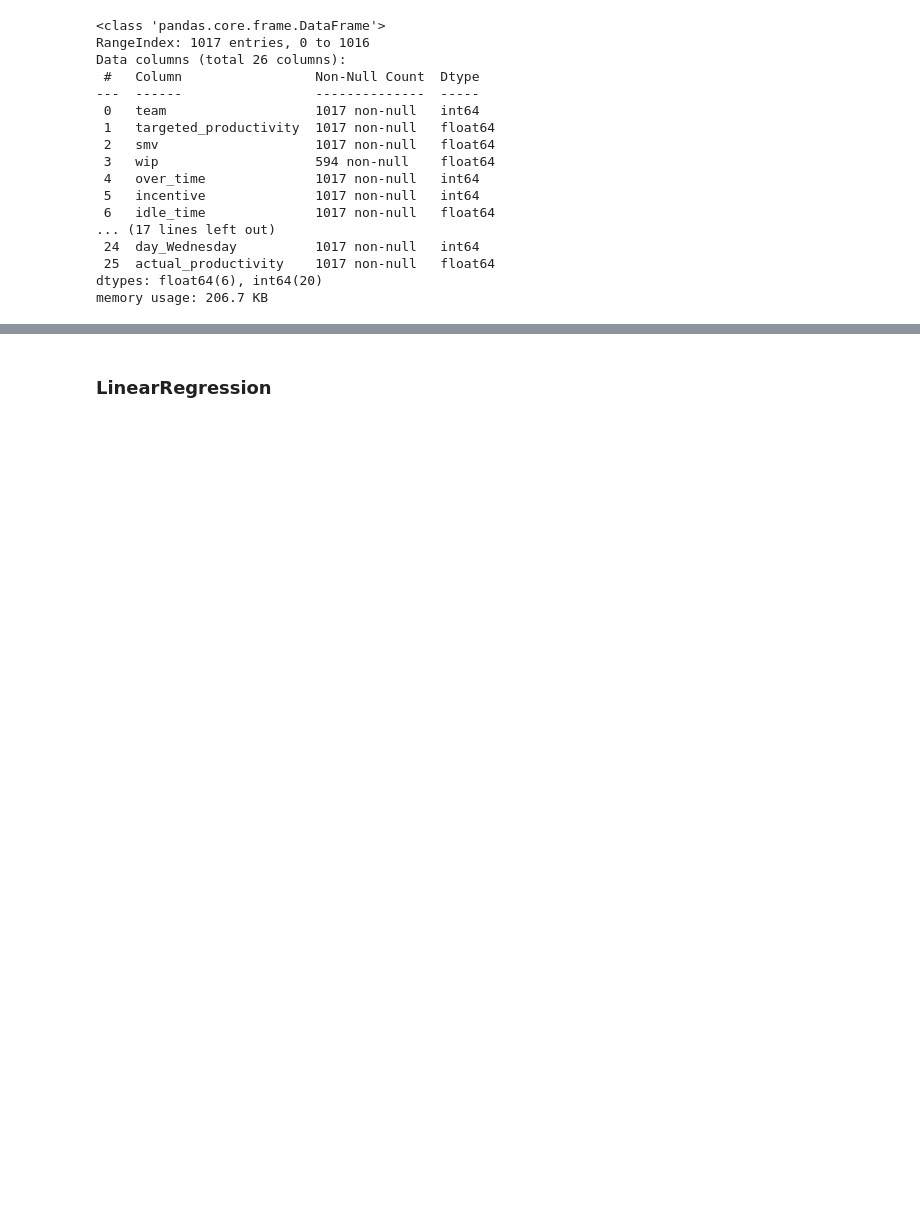
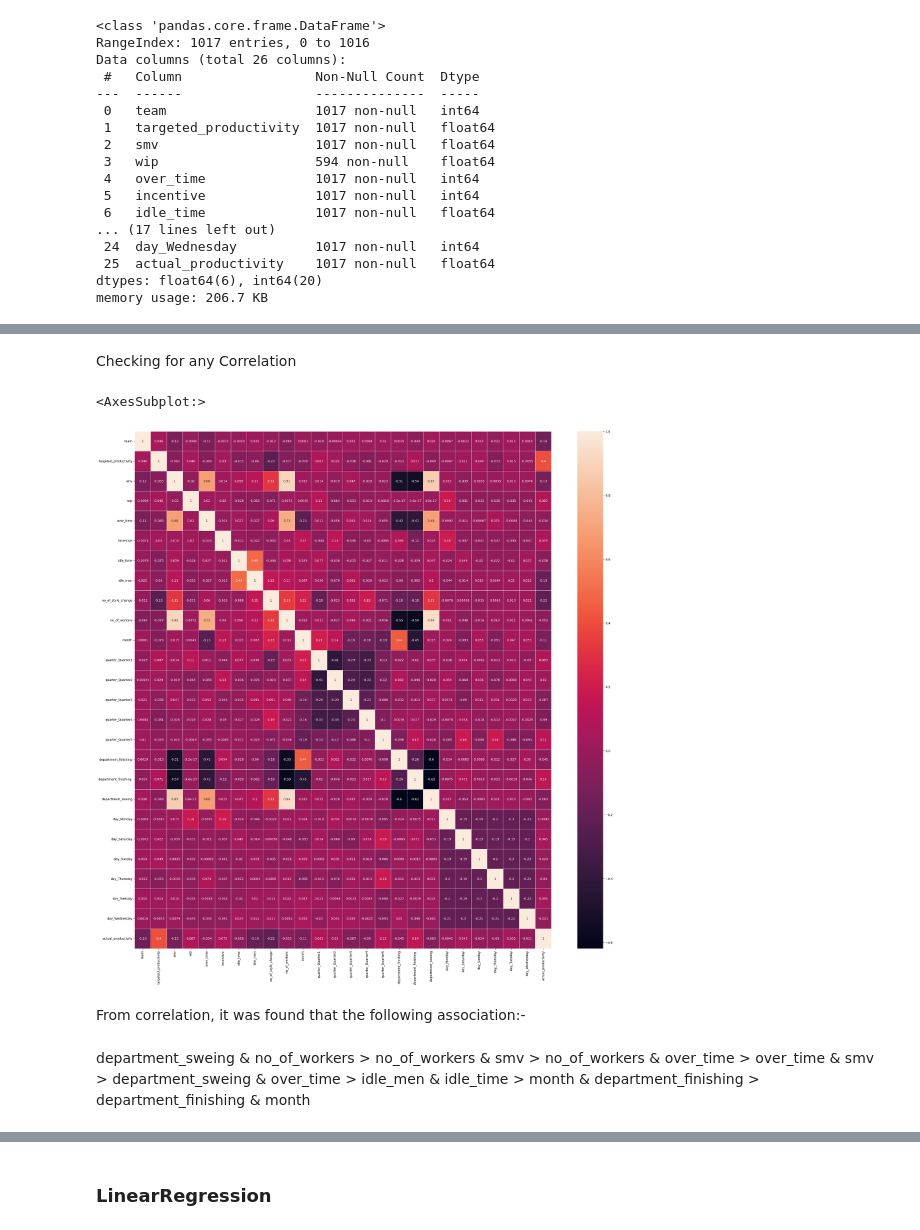
Before and after one commit to ijazkhan101/Machine-Learning-with-Python-20Days, a Jupyter notebook: MLDay08/employee_proformance.ipynb, the cells around one changed output, grey strips where cells are left out. Saved outputs shown, nothing was run; the diff lists cells and outputs as text; code cells hidden in the pictures; blank space fills up the shorter version.

```diff
--- a/MLDay08/employee_proformance.ipynb
+++ b/MLDay08/employee_proformance.ipynb
@@ -91,0 +102,13 @@ df_test["wip"]=df_train["wip"].fillna(df_train["wip"].mean())
+# %% [markdown]
+Checking for any Correlation
+# %%
+corrMatrix = df_train.corr()
+fig, ax = plt.subplots(figsize=(30,30)) # Sample figsize in inches
+sns.heatmap(corrMatrix, annot=True, linewidths=.5, ax=ax)
+# %% [output]
+<AxesSubplot:>
+[figure, added]
+# %% [markdown]
+From correlation, it was found that the following association:-
+# %% [markdown]
+ department_sweing & no_of_workers  > no_of_workers & smv  > no_of_workers & over_time > over_time & smv > department_sweing & over_time  > idle_men & idle_time  > month & department_finishing  > department_finishing &  month
```
Also changed, not shown: parts of 90 cells of this notebook.
